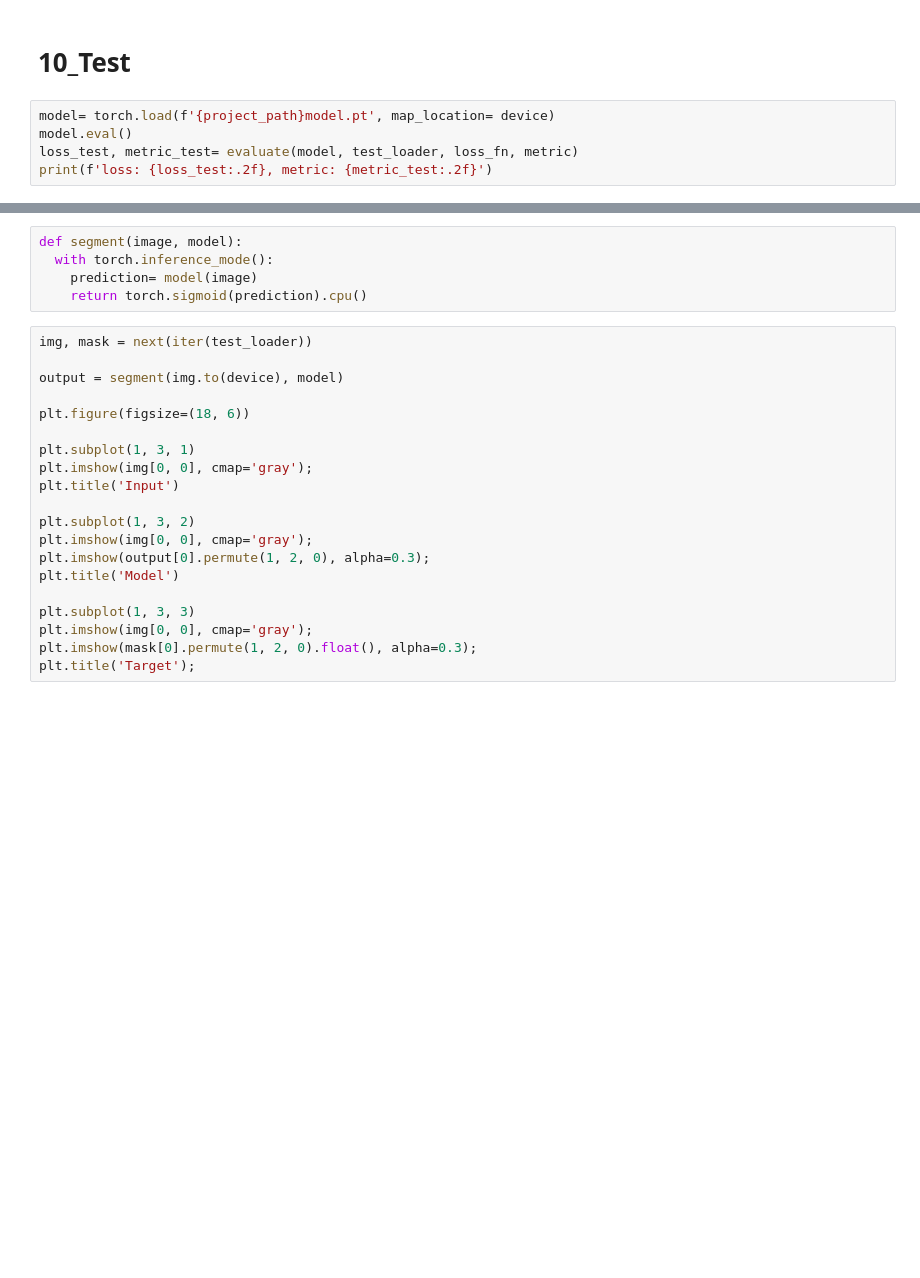
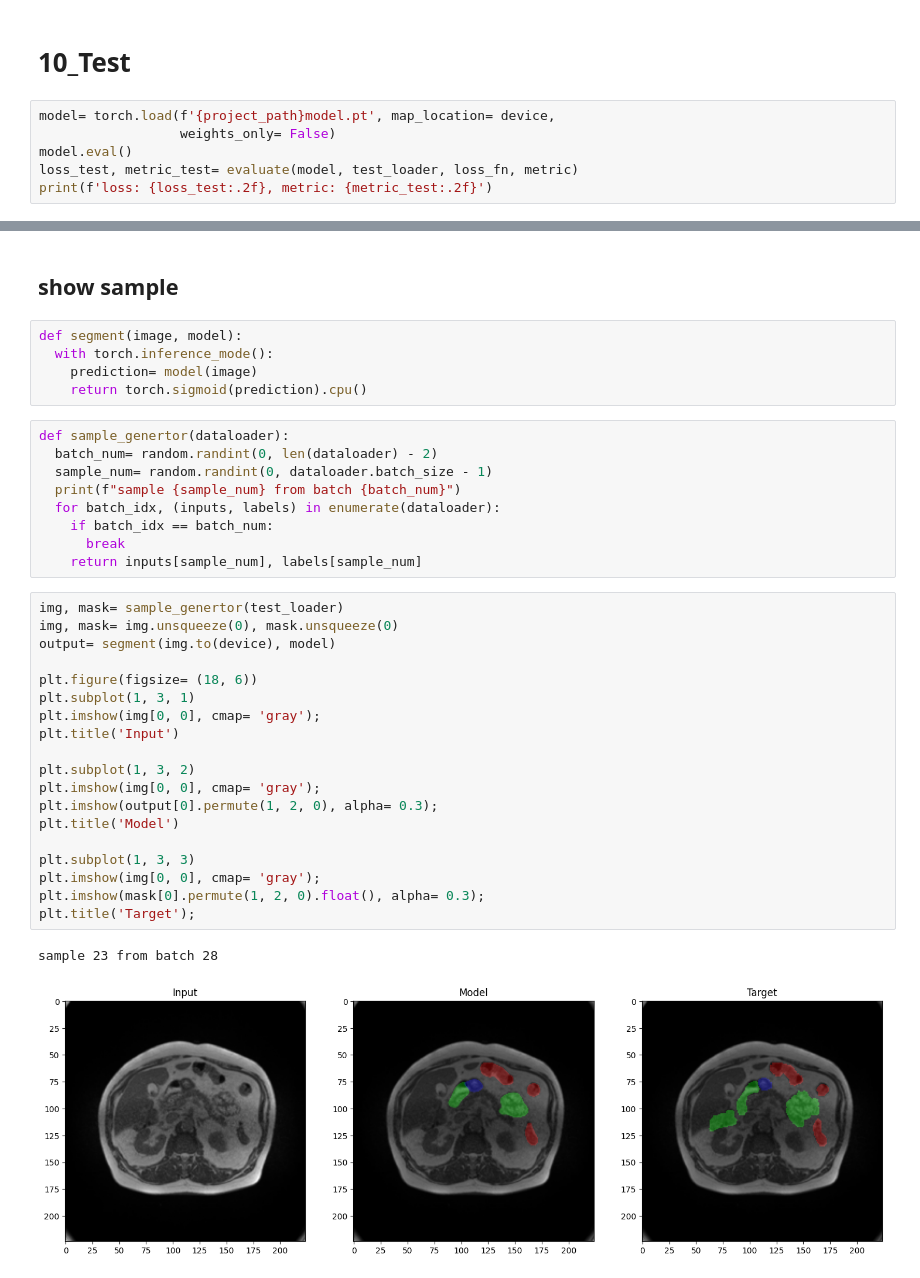
Before and after one commit to Amir-Hofo/Gastrointestinal_Medical_Image_Segmentation, a Jupyter notebook: Gastrointestinal_Medical_Image_Segmentation.ipynb, the cells around one changed output, grey strips where cells are left out. Saved outputs shown, nothing was run; the diff lists cells and outputs as text; blank space fills up the shorter version.

Commit message:
Training & Test

```diff
--- a/Gastrointestinal_Medical_Image_Segmentation.ipynb
+++ b/Gastrointestinal_Medical_Image_Segmentation.ipynb
@@ -674,7 +749,8 @@ plt.legend()
 # %% [markdown]
 # 10_Test
 # %%
-model= torch.load(f'{project_path}model.pt', map_location= device)
+model= torch.load(f'{project_path}model.pt', map_location= device,
+                  weights_only= False)
 model.eval()
 loss_test, metric_test= evaluate(model, test_loader, loss_fn, metric)
 print(f'loss: {loss_test:.2f}, metric: {metric_test:.2f}')
@@ -681,25 +759,38 @@ print(f'loss: {loss_test:.2f}, metric: {metric_test:.2f}')
+# %% [markdown]
+## show sample
 # %%
 def segment(image, model):
   with torch.inference_mode():
     prediction= model(image)
     return torch.sigmoid(prediction).cpu()
+# %%
+def sample_genertor(dataloader):
+  batch_num= random.randint(0, len(dataloader) - 2)
+  sample_num= random.randint(0, dataloader.batch_size - 1)
+  print(f"sample {sample_num} from batch {batch_num}")
+  for batch_idx, (inputs, labels) in enumerate(dataloader):
+    if batch_idx == batch_num:
+      break
+    return inputs[sample_num], labels[sample_num]
 # %%
-img, mask = next(iter(test_loader))
+img, mask= sample_genertor(test_loader)
+img, mask= img.unsqueeze(0), mask.unsqueeze(0)
+output= segment(img.to(device), model)
 
-output = segment(img.to(device), model)
-
-plt.figure(figsize=(18, 6))
-
+plt.figure(figsize= (18, 6))
 plt.subplot(1, 3, 1)
-plt.imshow(img[0, 0], cmap='gray');
+plt.imshow(img[0, 0], cmap= 'gray');
 plt.title('Input')
 
 plt.subplot(1, 3, 2)
-plt.imshow(img[0, 0], cmap='gray');
-plt.imshow(output[0].permute(1, 2, 0), alpha=0.3);
+plt.imshow(img[0, 0], cmap= 'gray');
+plt.imshow(output[0].permute(1, 2, 0), alpha= 0.3);
 plt.title('Model')
 
 plt.subplot(1, 3, 3)
-plt.imshow(img[0, 0], cmap='gray');
-plt.imshow(mask[0].permute(1, 2, 0).float(), alpha=0.3);
+plt.imshow(img[0, 0], cmap= 'gray');
+plt.imshow(mask[0].permute(1, 2, 0).float(), alpha= 0.3);
 plt.title('Target');
+# %% [output]
+sample 23 from batch 28
+[figure, added]
```
Also changed, not shown: parts of 14 cells of this notebook.
